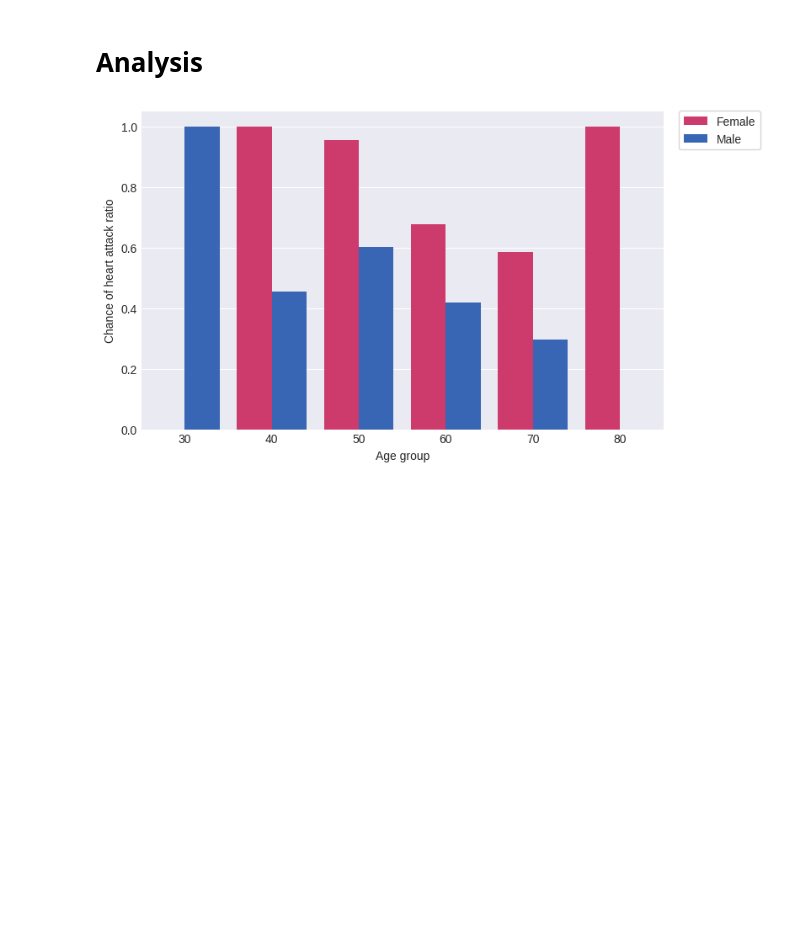
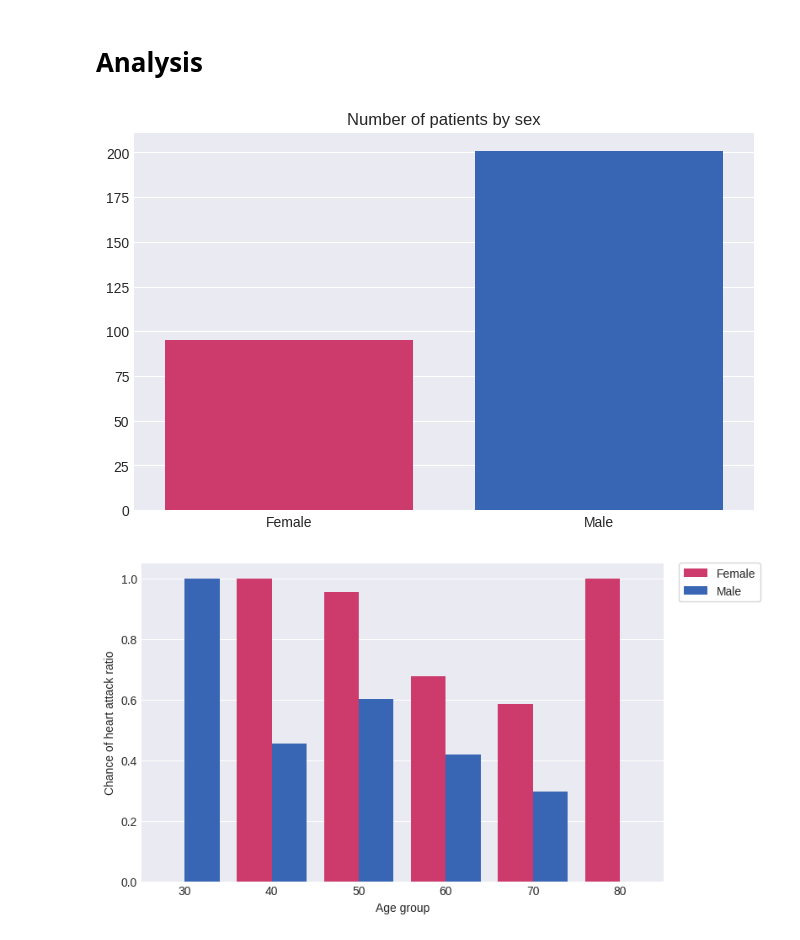
Before and after one commit to flohmannjr/Heart-Attack-Analysis-and-Prediction, a Jupyter notebook: Heart_Attack_Analysis_and_Prediction.ipynb, the cells around one changed output. Cells and saved outputs as stored; diff of their text form; code cells hidden in the pictures; blank space fills up the shorter version.

```diff
--- a/Heart_Attack_Analysis_and_Prediction.ipynb
+++ b/Heart_Attack_Analysis_and_Prediction.ipynb
@@ -164,6 +184,18 @@ df[:5]
 | 4 | 57 | 0 | 0 | 120 | 354 | 0 | 1 | 163 | 1 | 0.6 | 2 | ... |
 # %% [markdown]
 # Analysis
+# %%
+sexes = pd.DataFrame(df['sex'].value_counts().sort_index())
+
+ax = sns.barplot(data=sexes, x=sexes.index, y='sex', palette=SEX_COLORS)
+
+plt.title('Number of patients by sex')
+plt.xlabel('')
+plt.ylabel('')
+
+plt.xticks(ticks=range(len(SEX_LABELS)), labels=SEX_LABELS);
+# %% [output]
+[figure, added]
 # %%
 heart_attack_by_sex('age_group', 'Age group')
 # %% [output]
```
Also changed, not shown: parts of 12 cells of this notebook.
